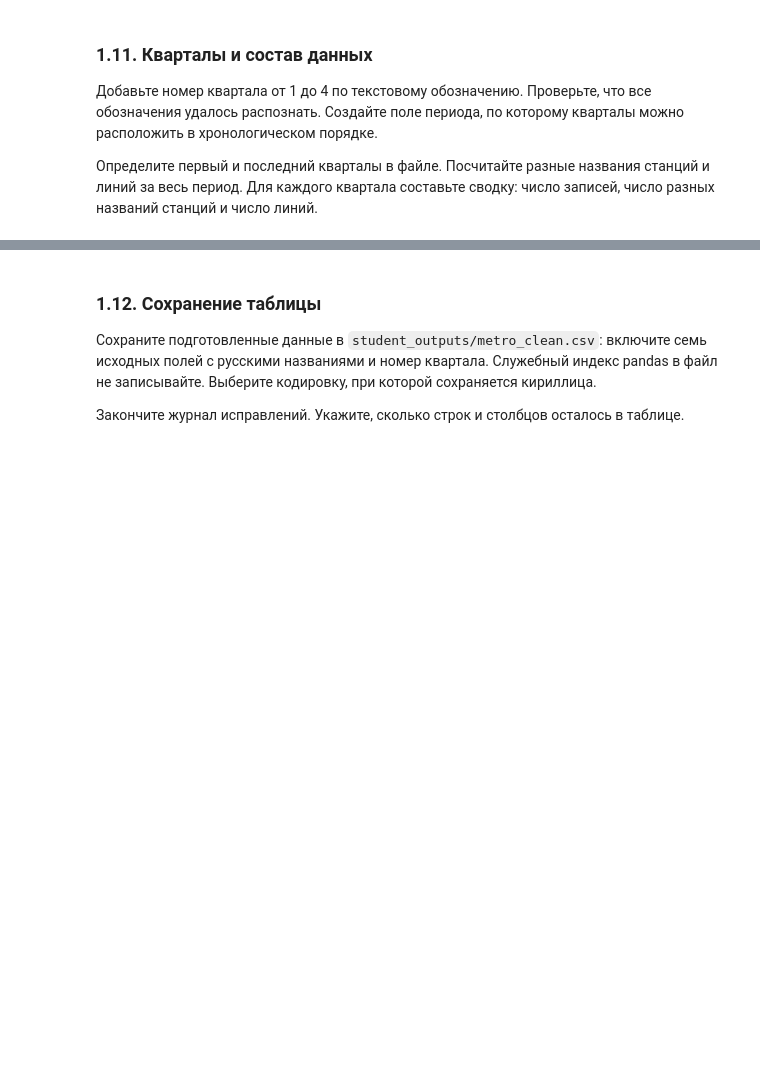
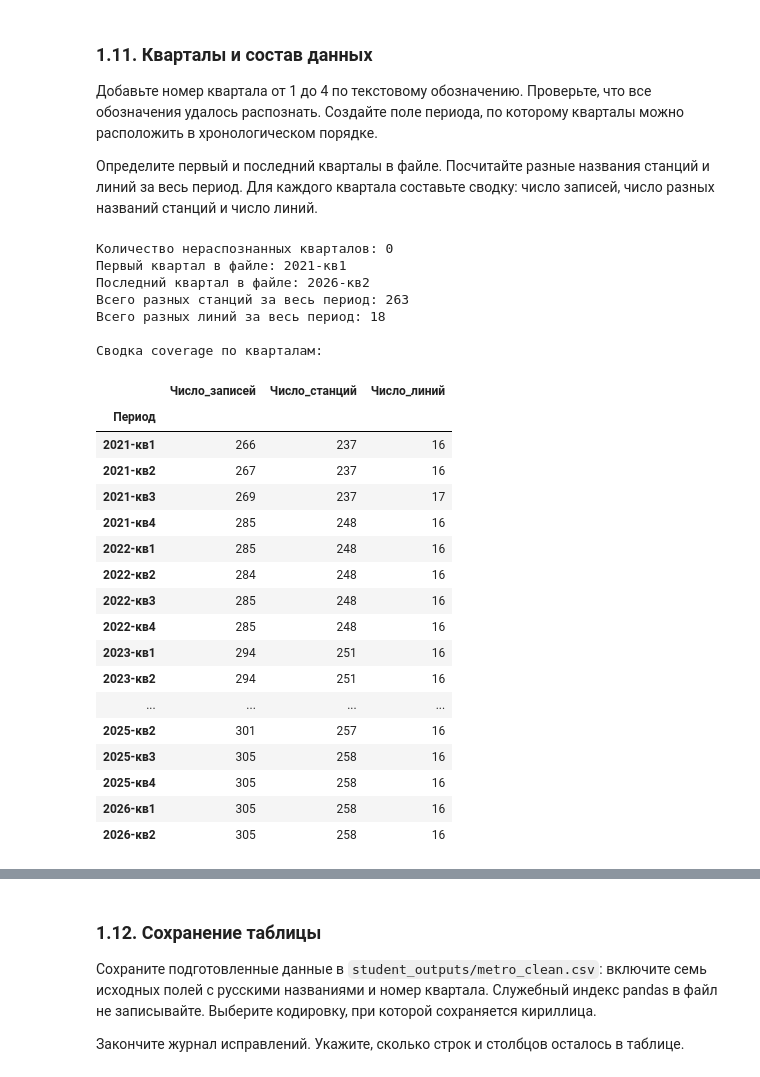
Before and after one commit to thundersen48/General_repository, a Jupyter notebook: study/the_basics_of_AI_lb_1/Основы_ИИ_ЛР1-2.ipynb, the cells around one changed output, grey strips where cells are left out. Cells and saved outputs as stored; diff of their text form; code cells hidden in the pictures; blank space fills up the shorter version.

```diff
--- a/study/the_basics_of_AI_lb_1/Основы_ИИ_ЛР1-2.ipynb
+++ b/study/the_basics_of_AI_lb_1/Основы_ИИ_ЛР1-2.ipynb
@@ -392,14 +392,69 @@ if not zero_both.empty:
 Определите первый и последний кварталы в файле. Посчитайте разные названия станций и линий за весь период. Для каждого квартала составьте сводку: число записей, число разных названий станций и число линий.
 # %%
 # Заполните соответствие текстовых обозначений номерам кварталов.
-quarter_numbers = ...
+quarter_numbers = {
+    'I квартал': 1,
+    'II квартал': 2,
+    'III квартал': 3,
+    'IV квартал': 4
+}
 
 # Добавьте в df столбцы «Номер квартала» и «Период».
+df['Номер квартала'] = df['Квартал'].map(quarter_numbers)
+
 # Проверьте, что все обозначения кварталов распознаны.
+unmapped_count = df['Номер квартала'].isnull().sum()
+print(f"Количество нераспознанных кварталов: {unmapped_count}")
+
+df['Период'] = df['Год'].astype(str) + '-кв' + df['Номер квартала'].astype(str)# Создаем поле периода для хронологической сортировки (например, '2021-Q1')
+
+# Определяем первый и последний кварталы, а также общее число станций и линий
+first_period = df['Период'].min()
+last_period = df['Период'].max()
+total_stations = df['Станция метрополитена'].nunique()
+total_lines = df['Линия'].nunique()
+
+print(f"Первый квартал в файле: {first_period}")
+print(f"Последний квартал в файле: {last_period}")
+print(f"Всего разных станций за весь период: {total_stations}")
+print(f"Всего разных линий за весь период: {total_lines}")
+
 
 # Составьте сводку по кварталам: записи, названия станций, линии.
-coverage = ...
+coverage = df.groupby('Период').agg(
+    Число_записей=('global_id', 'count'),
+    Число_станций=('Станция метрополитена', 'nunique'),
+    Число_линий=('Линия', 'nunique')
+)
 
 # Покажите границы периода, число станций и линий, сводку coverage.
+print("\nСводка coverage по кварталам:")
+display(coverage)
+# %% [output]
+Количество нераспознанных кварталов: 0
+Первый квартал в файле: 2021-кв1
+Последний квартал в файле: 2026-кв2
+Всего разных станций за весь период: 263
+Всего разных линий за весь период: 18
+
+Сводка coverage по кварталам:
+|  | Число_записей | Число_станций | Число_линий |
+| Период |  |  |  |
+| 2021-кв1 | 266 | 237 | 16 |
+| 2021-кв2 | 267 | 237 | 16 |
+| 2021-кв3 | 269 | 237 | 17 |
+| 2021-кв4 | 285 | 248 | 16 |
+| 2022-кв1 | 285 | 248 | 16 |
+| 2022-кв2 | 284 | 248 | 16 |
+| 2022-кв3 | 285 | 248 | 16 |
+| 2022-кв4 | 285 | 248 | 16 |
+| 2023-кв1 | 294 | 251 | 16 |
+| 2023-кв2 | 294 | 251 | 16 |
+| ... | ... | ... | ... |
+| 2025-кв2 | 301 | 257 | 16 |
+| 2025-кв3 | 305 | 258 | 16 |
+| 2025-кв4 | 305 | 258 | 16 |
+| 2026-кв1 | 305 | 258 | 16 |
+| 2026-кв2 | 305 | 258 | 16 |
 # %% [markdown]
 Одинаков ли состав данных по кварталам? Какие ограничения это создаёт при сравнении показателей?
```
Also changed, not shown: parts of 14 cells of this notebook, 4 other files.
